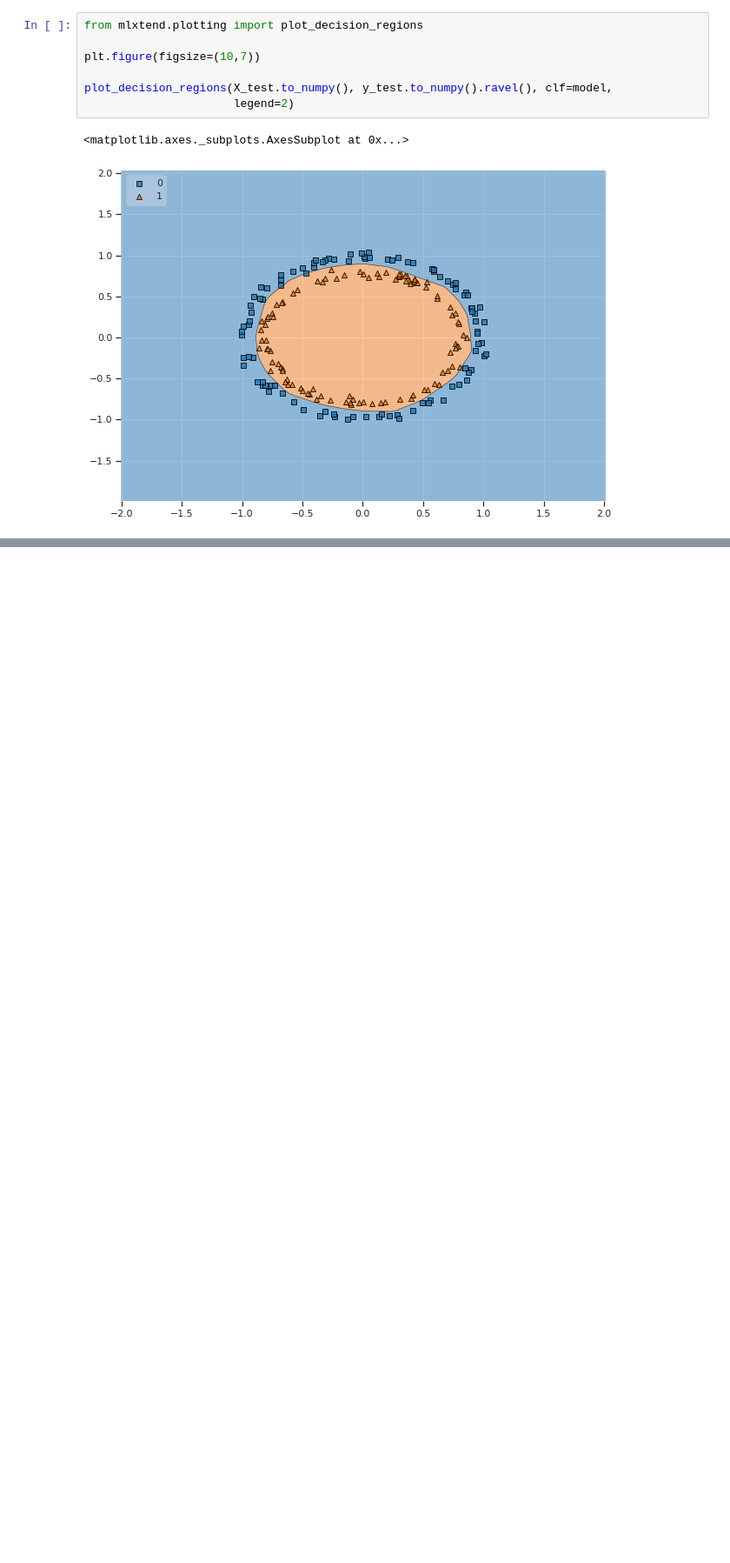
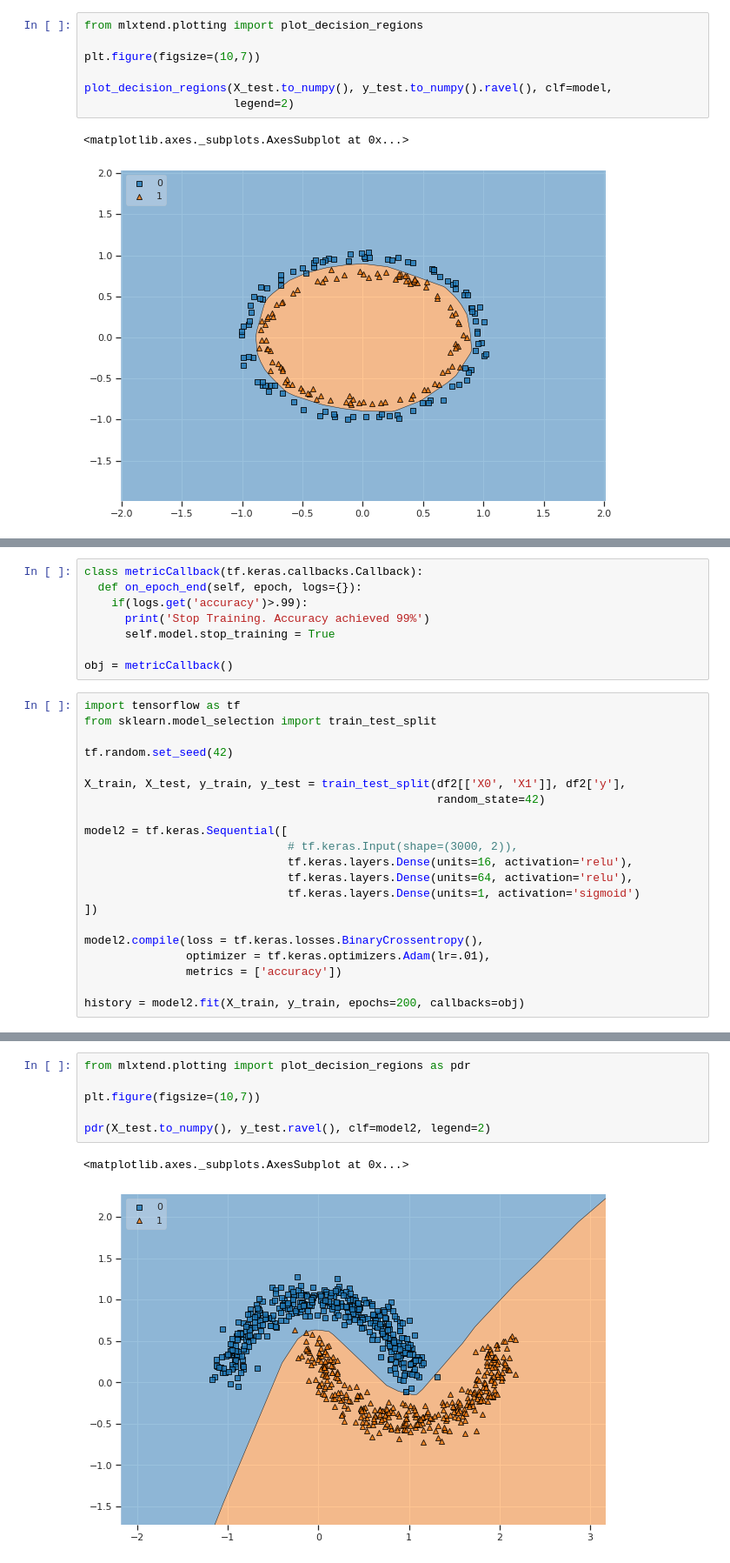
Before and after one commit to Shreyas-13/Tensorflow-Developer, a Jupyter notebook: 02_NeuralNetwork__Classification.ipynb, the cells around one changed output, grey strips where cells are left out. Shown: that part at 87% size. Drawn from its saved outputs; the diff is of its cells as text; blank space fills up the shorter version.

```diff
--- a/02_NeuralNetwork__Classification.ipynb
+++ b/02_NeuralNetwork__Classification.ipynb
@@ -126,0 +175,29 @@ plot_decision_regions(X_test.to_numpy(), y_test.to_numpy().ravel(), clf=model,
+# %%
+class metricCallback(tf.keras.callbacks.Callback):
+  def on_epoch_end(self, epoch, logs={}):
+    if(logs.get('accuracy')>.99):
+      print('Stop Training. Accuracy achieved 99%')
+      self.model.stop_training = True
+
+obj = metricCallback()
+# %%
+import tensorflow as tf
+from sklearn.model_selection import train_test_split
+
+tf.random.set_seed(42)
+
+X_train, X_test, y_train, y_test = train_test_split(df2[['X0', 'X1']], df2['y'],
+                                                    random_state=42)
+
+model2 = tf.keras.Sequential([
+                              # tf.keras.Input(shape=(3000, 2)),
+                              tf.keras.layers.Dense(units=16, activation='relu'),
+                              tf.keras.layers.Dense(units=64, activation='relu'),
+                              tf.keras.layers.Dense(units=1, activation='sigmoid')
+])
+
+model2.compile(loss = tf.keras.losses.BinaryCrossentropy(),
+               optimizer = tf.keras.optimizers.Adam(lr=.01),
+               metrics = ['accuracy'])
+
+history = model2.fit(X_train, y_train, epochs=200, callbacks=obj)
@@ -126,0 +216,9 @@ plot_decision_regions(X_test.to_numpy(), y_test.to_numpy().ravel(), clf=model,
+# %%
+from mlxtend.plotting import plot_decision_regions as pdr
+
+plt.figure(figsize=(10,7))
+
+pdr(X_test.to_numpy(), y_test.ravel(), clf=model2, legend=2)
+# %% [output]
+<matplotlib.axes._subplots.AxesSubplot at 0x...>
+[figure, added]
```
Also changed, not shown: parts of 17 cells of this notebook.
